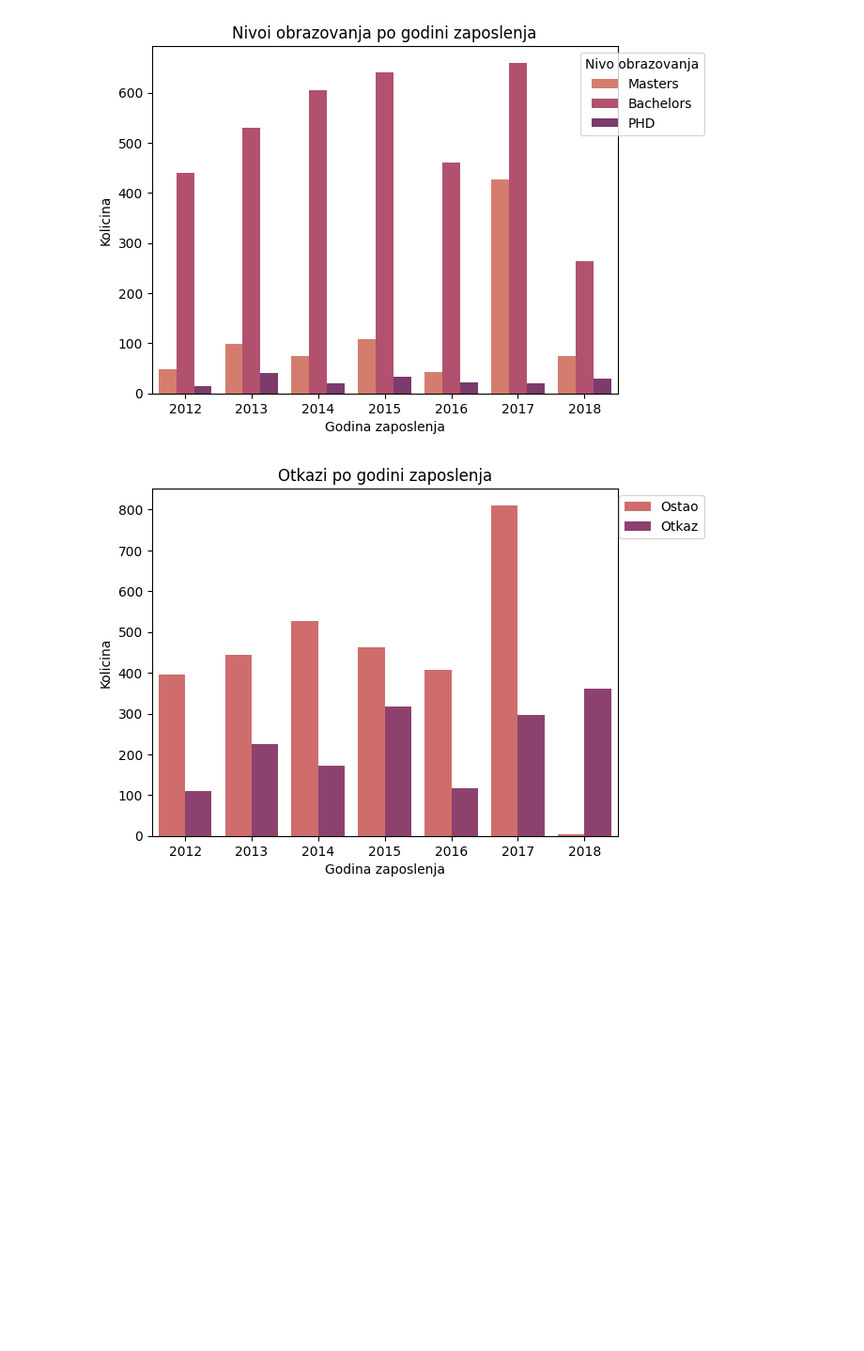
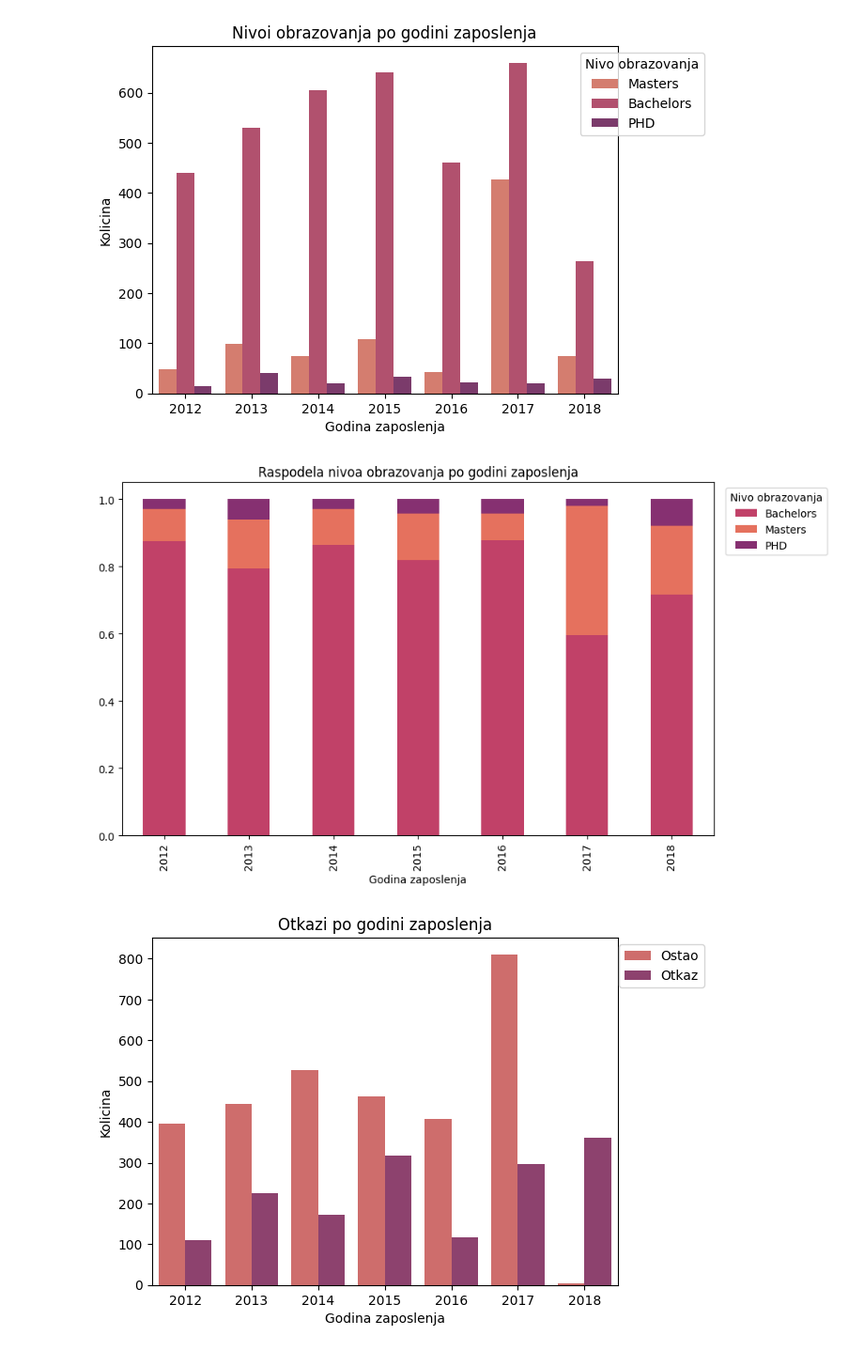
Before and after one commit to SV25-22/numericki, a Jupyter notebook: projekat.ipynb, the cells around one changed output. Shown at 94% size. Cells and saved outputs as stored; diff of their text form; code cells hidden in the pictures; blank space fills up the shorter version.

```diff
--- a/projekat.ipynb
+++ b/projekat.ipynb
@@ -361,5 +366,20 @@ plt.show() #group by 2017 i master (i Puna)
 # %% [output]
 [figure]
+# %%
+education_distribution = df.groupby(['JoiningYear', 'Education']).size().unstack().apply(lambda x: x / x.sum(), axis=1)
+
+custom_palette = sns.color_palette('flare', n_colors=3)
+custom_palette[0], custom_palette[1] = custom_palette[1], custom_palette[0]
+
+education_distribution.plot(kind='bar', stacked=True, color=custom_palette, figsize=(10, 6))
+
+plt.xlabel('Godina zaposlenja')
+plt.title('Raspodela nivoa obrazovanja po godini zaposlenja')
+plt.legend(title='Nivo obrazovanja', loc='upper right', bbox_to_anchor=(1.2, 1), labels=['Bachelors', 'Masters', 'PHD'])
+
+plt.show()
+# %% [output]
+[figure, added]
 # %%
 plt.figure()
 sns.countplot(x='JoiningYear', hue='LeaveOrNot', data=df, palette='flare')
```
Also changed, not shown: parts of 28 cells of this notebook, 2 other files.
